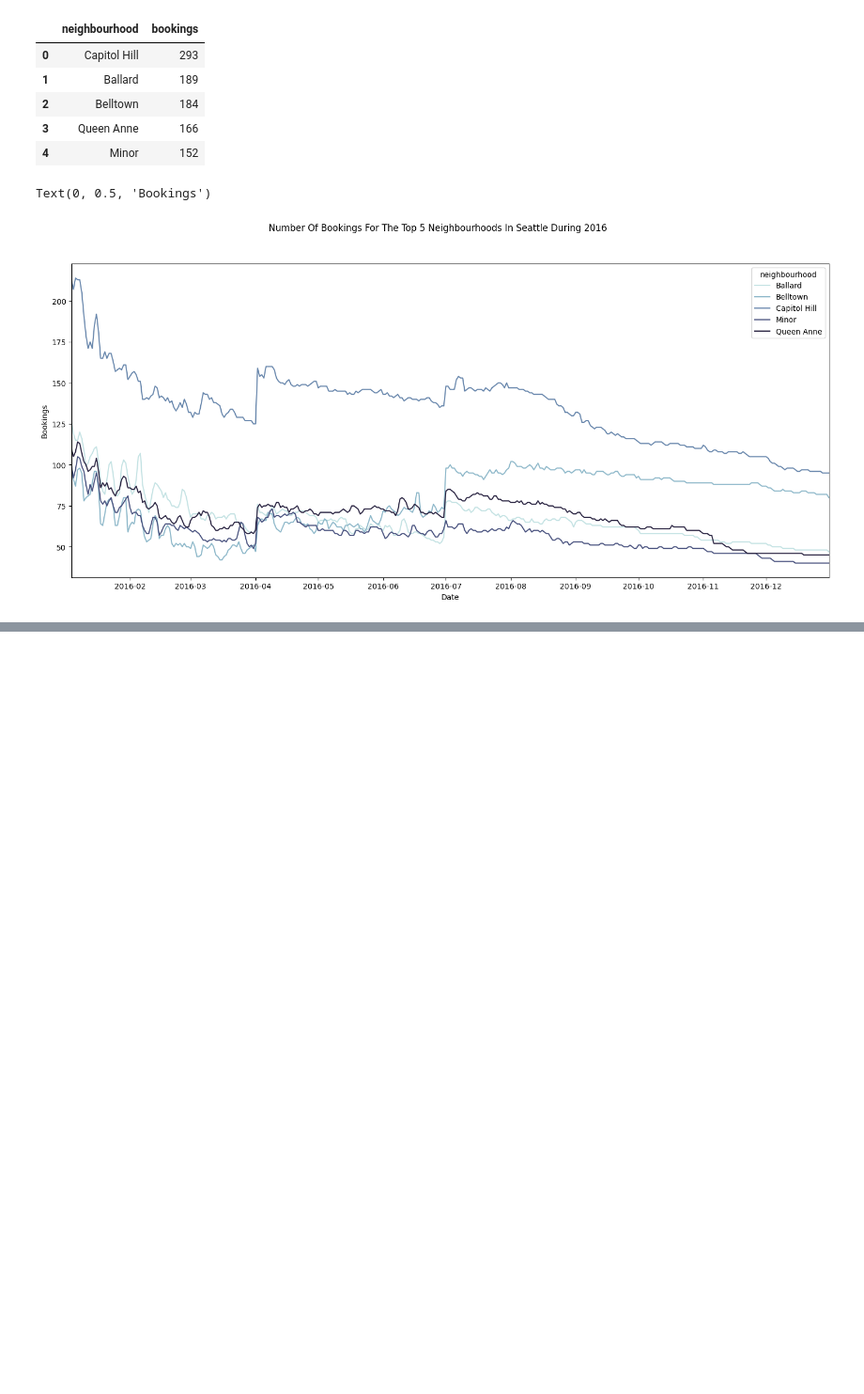
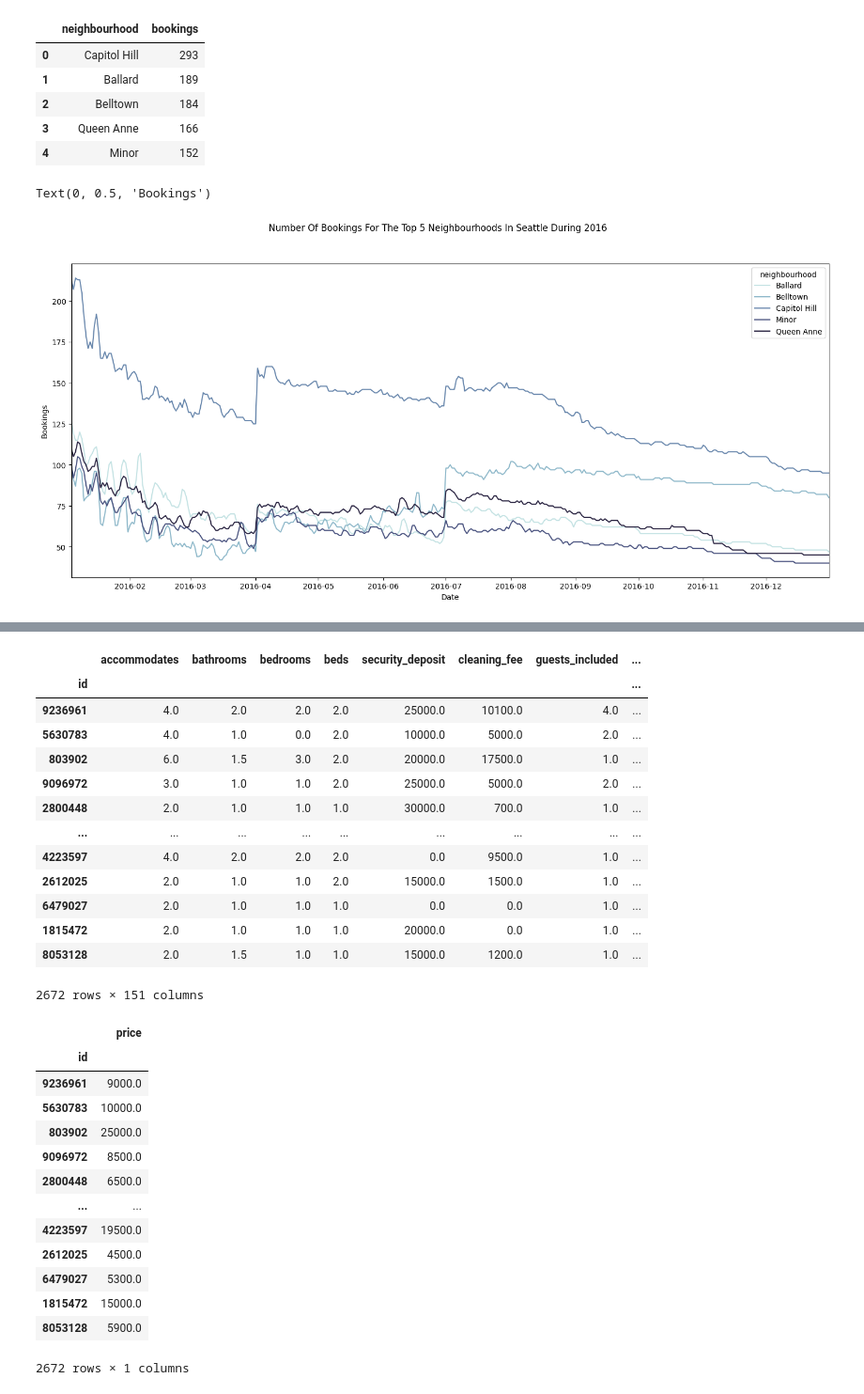
Before and after one commit to hqmG/airbnb, a Jupyter notebook: notebooks/project.ipynb, the cells around one changed output, grey strips where cells are left out. Shown at 94% size. Cells and saved outputs as stored; diff of their text form; code cells hidden in the pictures; blank space fills up the shorter version.

```diff
--- a/notebooks/project.ipynb
+++ b/notebooks/project.ipynb
@@ -349,3 +418,36 @@ X, y = process(listings)
 # %%
 # Splitting into training and test sets
 X_train, X_test, y_train, y_test = train_test_split(X, y, test_size=0.3, random_state=666)
+# %%
+# Training set
+display(X_train)
+display(y_train)
+# %% [output]
+|  | accommodates | bathrooms | bedrooms | beds | security_deposit | cleaning_fee | guests_included | ... |
+| id |  |  |  |  |  |  |  | ... |
+| 9236961 | 4.0 | 2.0 | 2.0 | 2.0 | 25000.0 | 10100.0 | 4.0 | ... |
+| 5630783 | 4.0 | 1.0 | 0.0 | 2.0 | 10000.0 | 5000.0 | 2.0 | ... |
+| 803902 | 6.0 | 1.5 | 3.0 | 2.0 | 20000.0 | 17500.0 | 1.0 | ... |
+| 9096972 | 3.0 | 1.0 | 1.0 | 2.0 | 25000.0 | 5000.0 | 2.0 | ... |
+| 2800448 | 2.0 | 1.0 | 1.0 | 1.0 | 30000.0 | 700.0 | 1.0 | ... |
+| ... | ... | ... | ... | ... | ... | ... | ... | ... |
+| 4223597 | 4.0 | 2.0 | 2.0 | 2.0 | 0.0 | 9500.0 | 1.0 | ... |
+| 2612025 | 2.0 | 1.0 | 1.0 | 2.0 | 15000.0 | 1500.0 | 1.0 | ... |
+| 6479027 | 2.0 | 1.0 | 1.0 | 1.0 | 0.0 | 0.0 | 1.0 | ... |
+| 1815472 | 2.0 | 1.0 | 1.0 | 1.0 | 20000.0 | 0.0 | 1.0 | ... |
+| 8053128 | 2.0 | 1.5 | 1.0 | 1.0 | 15000.0 | 1200.0 | 1.0 | ... |
+2672 rows × 151 columns
+|  | price |
+| id |  |
+| 9236961 | 9000.0 |
+| 5630783 | 10000.0 |
+| 803902 | 25000.0 |
+| 9096972 | 8500.0 |
+| 2800448 | 6500.0 |
+| ... | ... |
+| 4223597 | 19500.0 |
+| 2612025 | 4500.0 |
+| 6479027 | 5300.0 |
+| 1815472 | 15000.0 |
+| 8053128 | 5900.0 |
+2672 rows × 1 columns
```
Also changed, not shown: parts of 52 cells of this notebook.
